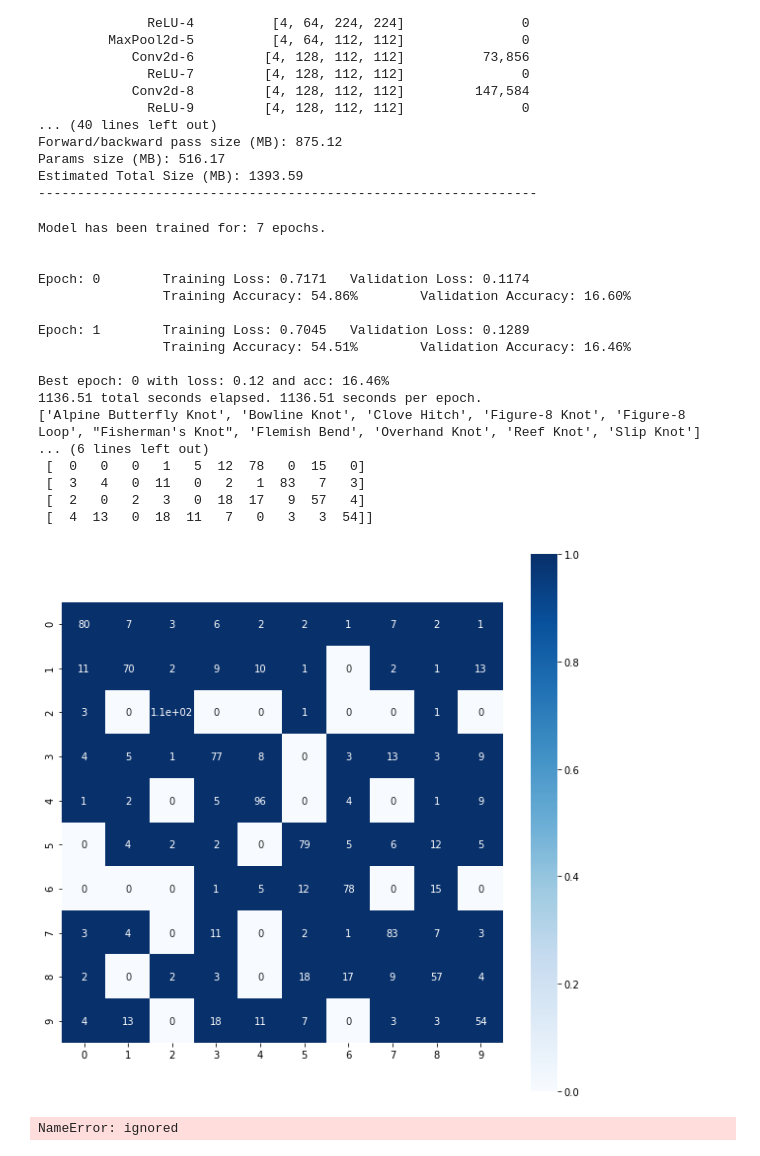
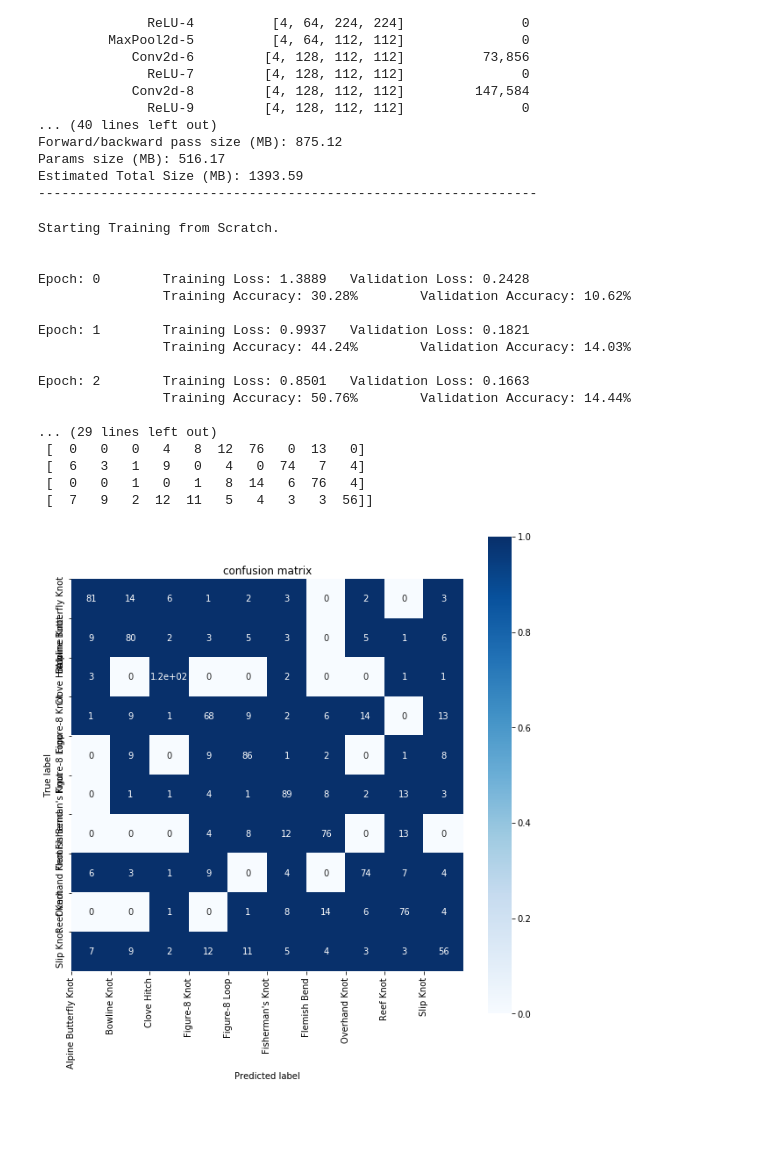
Before and after one commit to Chenxi-yi/deep-learning-, a Jupyter notebook: pretrained_model_resnet_18.ipynb, the cells around one changed output. Drawn from its saved outputs; the diff is of its cells as text; code cells hidden in the pictures; blank space fills up the shorter version.

```diff
--- a/pretrained_model_resnet_18.ipynb
+++ b/pretrained_model_resnet_18.ipynb
@@ -468,42 +462,38 @@ def train(model,
 # %%
 from timeit import default_timer as timer
 from torchnet import meter
 import seaborn as sns
 import matplotlib.pyplot as plt
 save_file_name = 'vgg16-transfer.pt'
 model, history = train(
     model,
     criterion,
     optimizer,
     train_loader,
     test_loader,
     save_file_name=save_file_name,
     max_epochs_stop=5,
-    n_epochs=2,
+    n_epochs=10,
     print_every=1)
 # %% [output]
-Model has been trained for: 7 epochs.
+Starting Training from Scratch.
 
 
-Epoch: 0        Training Loss: 0.7171   Validation Loss: 0.1174
-                Training Accuracy: 54.86%        Validation Accuracy: 16.60%
+Epoch: 0        Training Loss: 1.3889   Validation Loss: 0.2428
+                Training Accuracy: 30.28%        Validation Accuracy: 10.62%
 
-Epoch: 1        Training Loss: 0.7045   Validation Loss: 0.1289
-                Training Accuracy: 54.51%        Validation Accuracy: 16.46%
+Epoch: 1        Training Loss: 0.9937   Validation Loss: 0.1821
+                Training Accuracy: 44.24%        Validation Accuracy: 14.03%
 
-Best epoch: 0 with loss: 0.12 and acc: 16.46%
-1136.51 total seconds elapsed. 1136.51 seconds per epoch.
-['Alpine Butterfly Knot', 'Bowline Knot', 'Clove Hitch', 'Figure-8 Knot', 'Figure-8 Loop', "Fisherman's Knot", 'Flemish Bend', 'Overhand Knot', 'Reef Knot', 'Slip Knot']
-... (6 lines left out)
- [  0   0   0   1   5  12  78   0  15   0]
- [  3   4   0  11   0   2   1  83   7   3]
- [  2   0   2   3   0  18  17   9  57   4]
- [  4  13   0  18  11   7   0   3   3  54]]
+Epoch: 2        Training Loss: 0.8501   Validation Loss: 0.1663
+                Training Accuracy: 50.76%        Validation Accuracy: 14.44%
+
+... (29 lines left out)
+ [  0   0   0   4   8  12  76   0  13   0]
+ [  6   3   1   9   0   4   0  74   7   4]
+ [  0   0   1   0   1   8  14   6  76   4]
+ [  7   9   2  12  11   5   4   3   3  56]]
-[figure, old version]
+[figure, new version]
-# %%
-cm
-# %% [output]
-NameError: ignored
 # %%
 plt.figure(figsize=(8, 6))
 for c in ['train_loss', 'valid_loss']:
```
Also changed, not shown: parts of 9 cells of this notebook.
